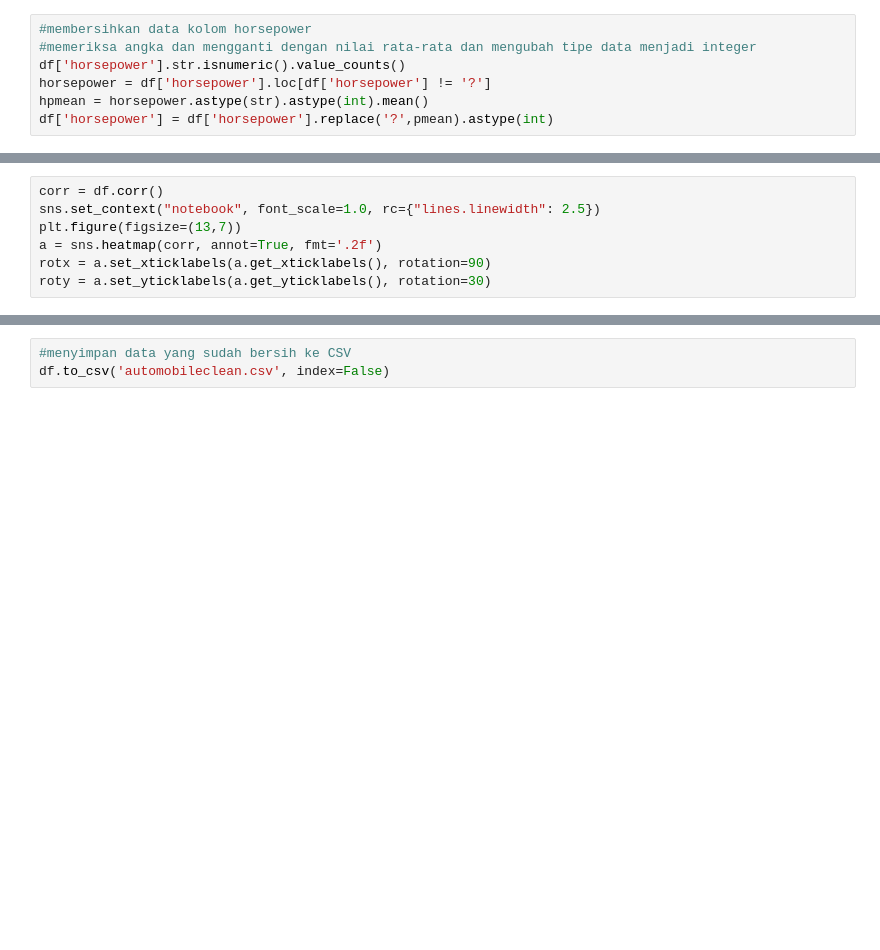
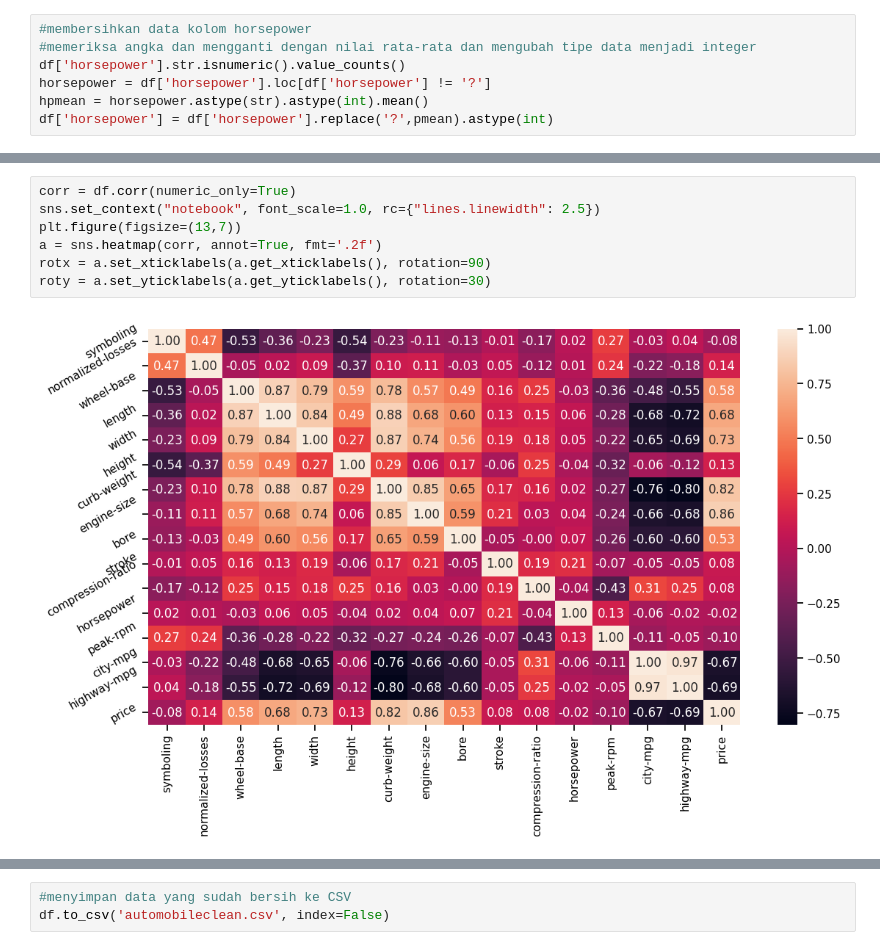
Before and after one commit to rukiahnasutionn/eda_automobile, a Jupyter notebook: EDA Automobile.ipynb, the cells around one changed output, grey strips where cells are left out. Saved outputs shown, nothing was run; the diff lists cells and outputs as text; blank space fills up the shorter version.

```diff
--- a/EDA Automobile.ipynb
+++ b/EDA Automobile.ipynb
@@ -131,10 +341,12 @@ plt.xlabel('Number of doors');
 # %%
-corr = df.corr()
+corr = df.corr(numeric_only=True)
 sns.set_context("notebook", font_scale=1.0, rc={"lines.linewidth": 2.5})
 plt.figure(figsize=(13,7))
 a = sns.heatmap(corr, annot=True, fmt='.2f')
 rotx = a.set_xticklabels(a.get_xticklabels(), rotation=90)
 roty = a.set_yticklabels(a.get_yticklabels(), rotation=30)
+# %% [output]
+[figure, added]
 # %%
 plt.rcParams['figure.figsize']=(23,10)
 ax = sns.boxplot(x="make", y="price", data=df)
```
Also changed, not shown: parts of 48 cells of this notebook, 1 other file.
